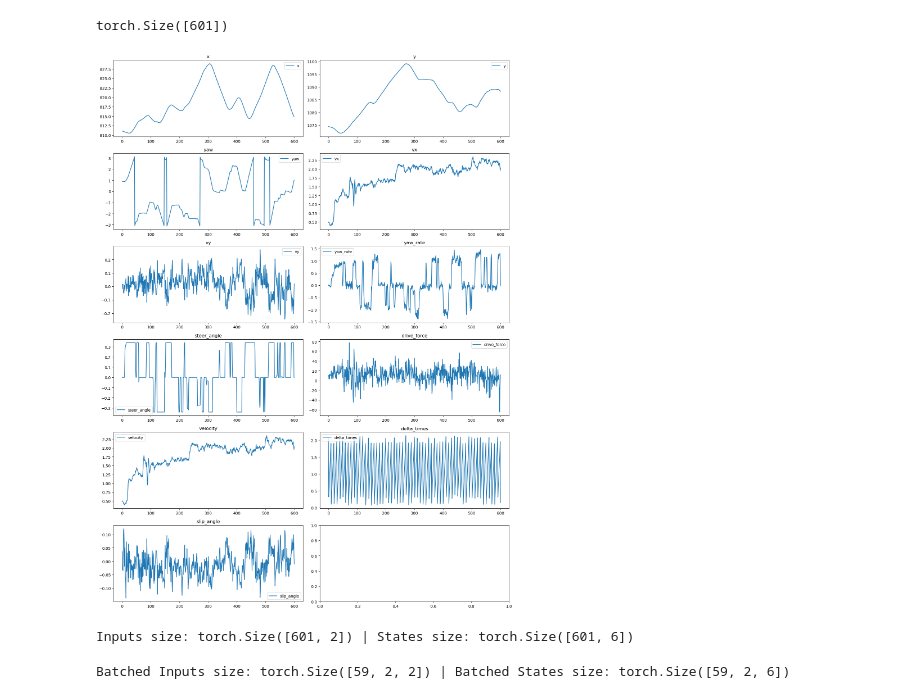
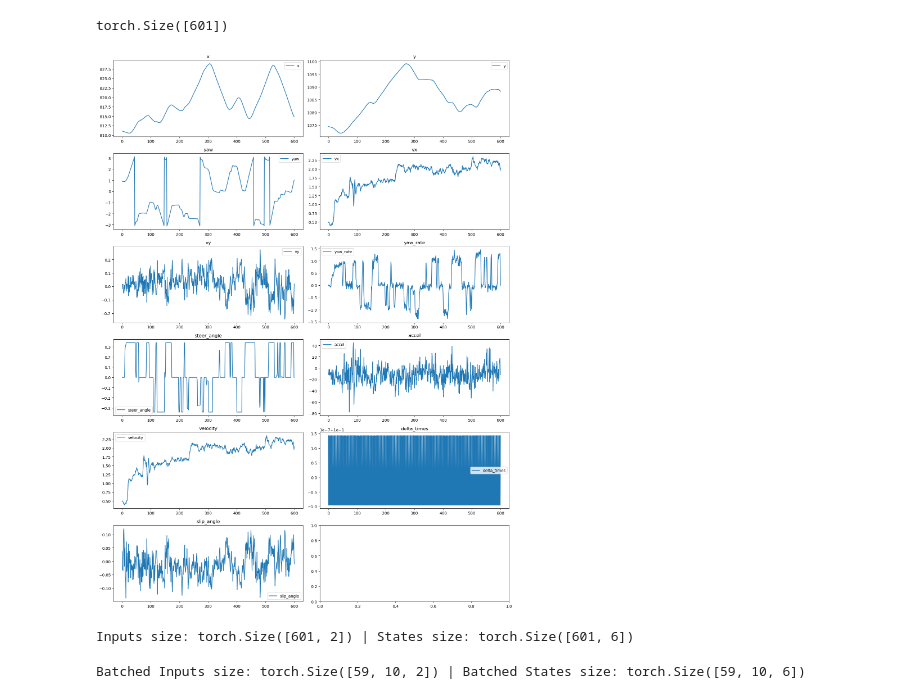
Before and after one commit to nandantumu/PIT, a Jupyter notebook: bin/ModelFitting.ipynb, the cells around one changed output. Drawn from its saved outputs; the diff is of its cells as text; code cells hidden in the pictures.

Commit message:
synced data

```diff
--- a/bin/ModelFitting.ipynb
+++ b/bin/ModelFitting.ipynb
@@ -25,7 +25,7 @@ friction = '1-1'  # '1-1' - mu_x = 1.1, '0-7' - mu_x = 0.7
 # with open('dataset_%s_%s_lap%s.json' % (friction, map_name, lap_number), 'r') as f:
 #     data = json.load(f)
 
-with open('output_data.json', 'r') as f:
+with open('synced_data.json', 'r') as f:
      data = json.load(f)
 # %% [output]
 cpu
@@ -38,12 +38,16 @@ y = torch.tensor(data['y'][200:801])
 yaw = torch.tensor(data['yaw'][200:801])
 yaw_rate = torch.tensor(data['yaw_rate'][200:801])
 steer_angle = torch.tensor(data['steer_angle'][200:801])
-drive_force = torch.tensor(data['drive_force'][200:801])
+# accel = torch.tensor(data['accel'][200:801])
+accel = torch.tensor(data['linear_acceleration_x'][200:801])
 # steer_speed = torch.tensor(data['steer_speed'][200:801])
 delta_times = torch.tensor(data['dt'][200:801])
+#set delta times to be 0.01
+# delta_times = torch.ones_like(delta_times) * 0.2
+time = torch.tensor(data['time'][200:801])
 
-vx = torch.tensor(data['untranslated_vx'][200:801])
-vy = torch.tensor(data['untranslated_vy'][200:801])
+vx = torch.tensor(data['vx'][200:801])
+vy = torch.tensor(data['vy'][200:801])
 
 vy = -1 * vy
 vx = -1 * vx
@@ -93,37 +97,37 @@ axs[2, 1].plot(yaw_rate.numpy(), label='yaw_rate')
 axs[2, 1].set_title('yaw_rate')
 axs[2, 1].legend()
 
-# Plot steer_angle and drive_force
+# Plot steer_angle and accel
 axs[3, 0].plot(steer_angle.numpy(), label='steer_angle')
 axs[3, 0].set_title('steer_angle')
 axs[3, 0].legend()
 
-axs[3, 1].plot(drive_force.numpy(), label='drive_force')
-axs[3, 1].set_title('drive_force')
+axs[3, 1].plot(accel.numpy(), label='accel')
+axs[3, 1].set_title('accel')
 axs[3, 1].legend()
 
 # # Plot steer_speed and delta_times
 axs[4, 0].plot(v.numpy(), label='velocity')
 axs[4, 0].set_title('velocity')
 axs[4, 0].legend()
 
 axs[4, 1].plot(delta_times.numpy(), label='delta_times')
 axs[4, 1].set_title('delta_times')
 axs[4, 1].legend()
 
 axs[5, 0].plot(slip_angle.numpy(), label='slip_angle')
 axs[5, 0].set_title('slip_angle')
 axs[5, 0].legend()
 
 # axs[5, 1].plot(untranslated_vy.numpy(), label='untranslated_vy')
 # axs[5, 1].set_title('untranslated_vy')
 # axs[5, 1].legend()
 
 # Show the plots
 plt.tight_layout()
 plt.show()
 # %% [output]
-[figure, old version]
+[figure, new version]
 # %%
 # # state = [X Y V YAW YAW_RATE SLIP_ANGLE]
 # initial_state = torch.tensor([x[0],y[0],yaw[0],vx[0],vy[0],yaw_rate[0],steer_angle[0]]).to(DEVICE)
@@ -143,7 +147,7 @@ Inputs size: torch.Size([601, 2]) | States size: torch.Size([601, 6])
 # %%
 # %%
 STEP_SIZE=10
-TICKS_IN_STEP=2
+TICKS_IN_STEP=10
 state_dims = initial_state.shape[0]
 input_dims = control_inputs.shape[-1]
 total_steps = (control_inputs.shape[0]-TICKS_IN_STEP-1)//STEP_SIZE
@@ -161,7 +165,7 @@ for step in range(total_steps):
 
 print(f"Batched Inputs size: {batched_control_inputs.shape} | Batched States size: {batched_target_states.shape}")
 # %% [output]
-Batched Inputs size: torch.Size([59, 2, 2]) | Batched States size: torch.Size([59, 2, 6])
+Batched Inputs size: torch.Size([59, 10, 2]) | Batched States size: torch.Size([59, 10, 6])
 # %%
 # %%
 dataset = torch.utils.data.TensorDataset(batched_initial_states, batched_control_inputs, batched_target_states, batched_delta_time)
```
Also changed, not shown: parts of 5 cells of this notebook, 1 other file.
